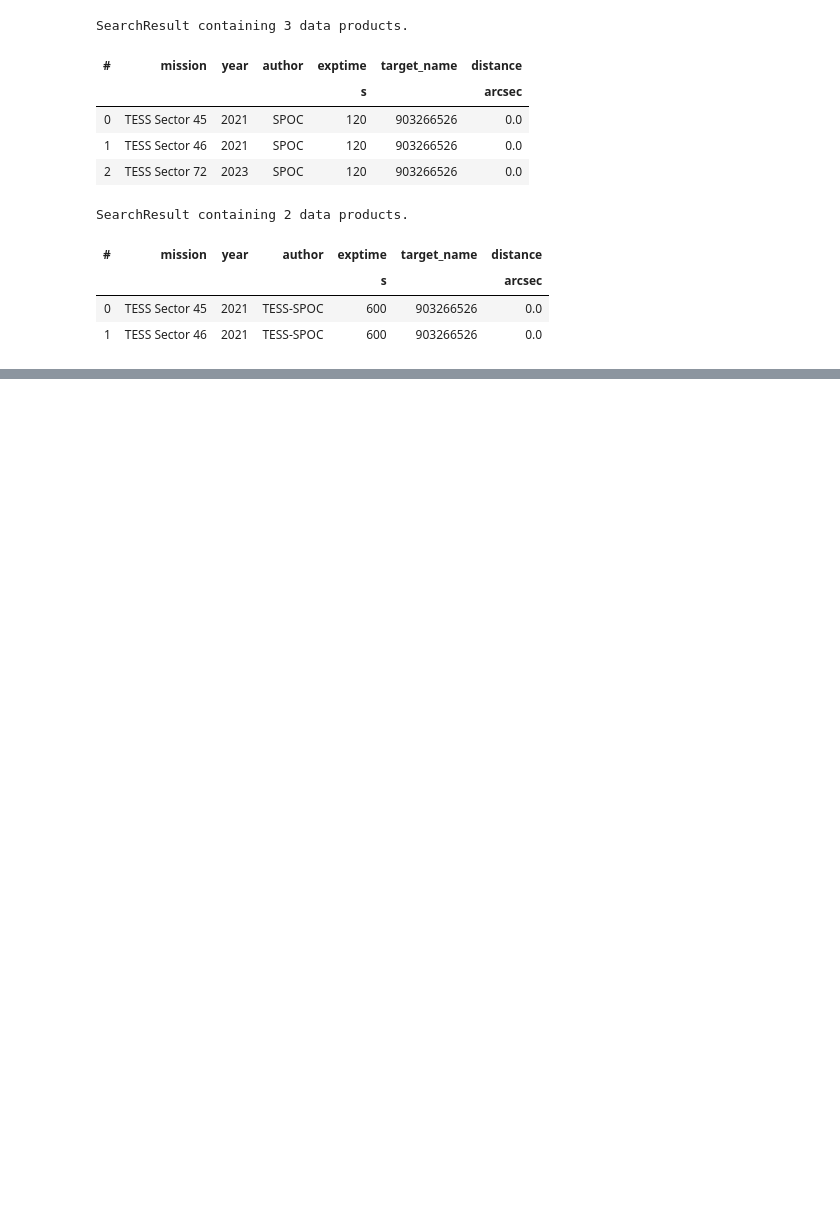
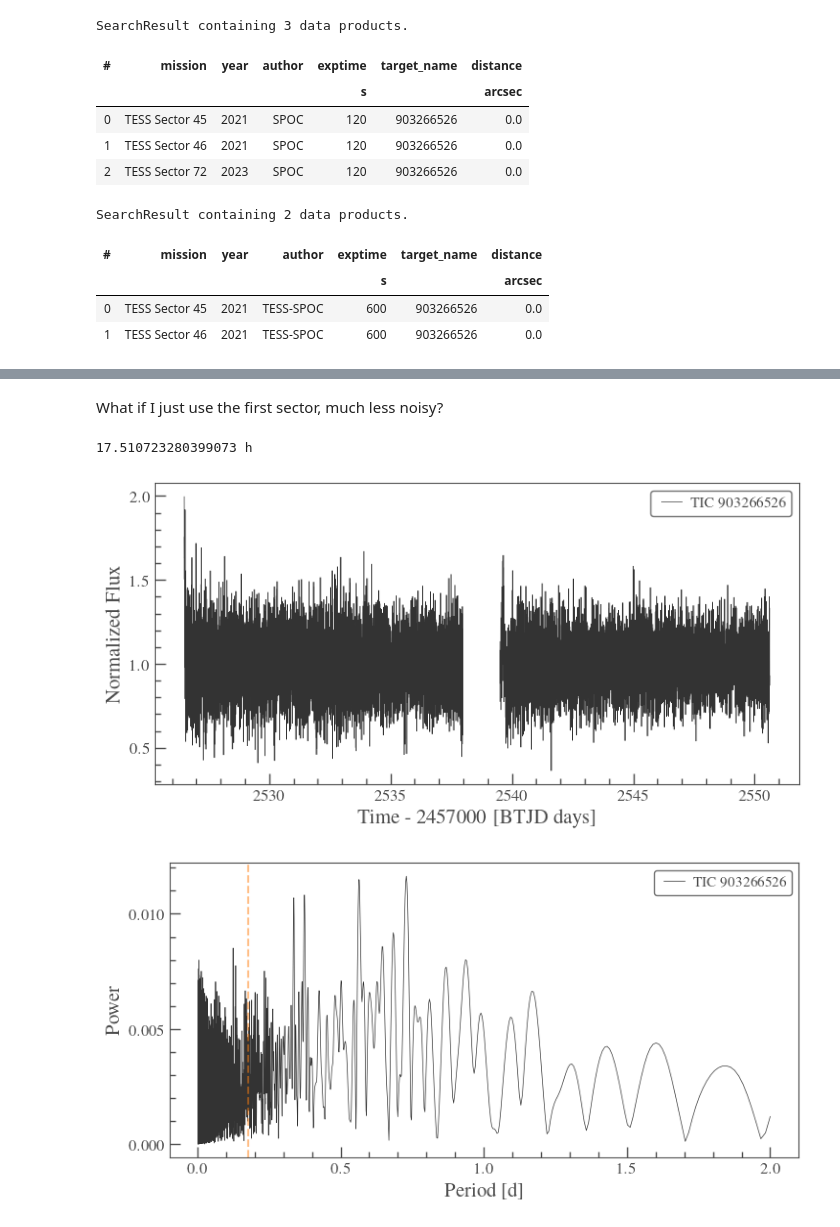
Before and after one commit to davidjwilson/wd-bd, a Jupyter notebook: 1144_tess.ipynb, the cells around one changed output, grey strips where cells are left out. Drawn from its saved outputs; the diff is of its cells as text; code cells hidden in the pictures; blank space fills up the shorter version.

```diff
--- a/1144_tess.ipynb
+++ b/1144_tess.ipynb
@@ -128,0 +166,30 @@ print(pg.period_at_max_power)
+# %% [markdown]
+What if I just use the first sector, much less noisy?
+# %%
+for i, sr in enumerate(lc_120s[0:1]):
+    lci  = sr.download(download_dir='data/')
+    # lci.plot()
+    # lcn=lc.normalize()
+    lcn= lci.flatten(1001)
+    # lcn.flux = lcn.flux -1
+    # lcn.flux = lcn.flux*100
+    # lcn.flux_err = lcn.flux_err.value*100
+
+    # lcn.scatter()
+    pgi = lcn.to_periodogram(method='ls',oversample_factor=10, minimum_period=4*u.min, maximum_period = 13*u.d)
+    # pgi.plot(scale='log')
+    if i == 0:
+        lc = lcn
+    else:
+        lc = lc.append(lcn)
+lc.plot()
+pg = lc.to_periodogram(method='ls',oversample_factor=10, minimum_period=4*u.min, maximum_period = 2*u.d)
+# pg.plot(scale='log')
+pg.plot()
+plt.axvline((4.223*u.hr).to(u.d).value, ls='--', c='C1', alpha=0.5)
+
+print(pg.period_at_max_power.to(u.hr))
+# %% [output]
+17.510723280399073 h
+[figure, added]
+[figure, added]
```
Also changed, not shown: parts of 8 cells of this notebook, 11 other files.
